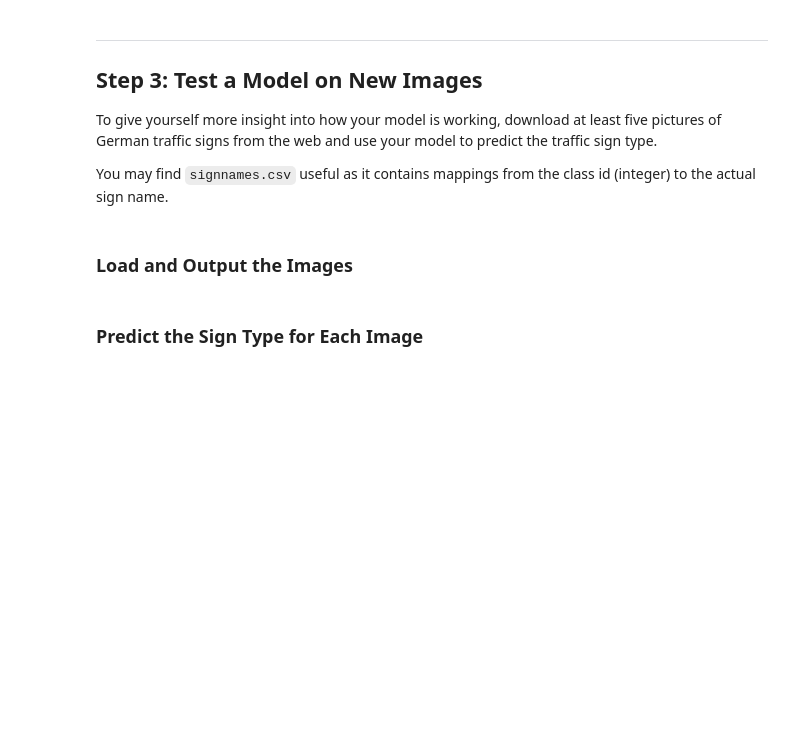
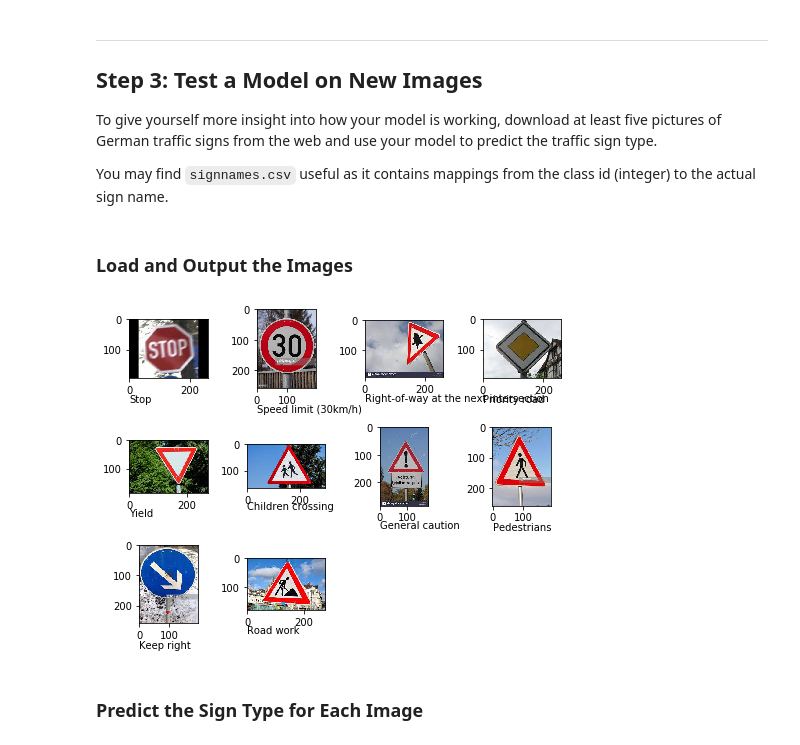
Before and after one commit to jzhoucliqr/sdcng-traffic-sign, a Jupyter notebook: Traffic_Sign_Classifier.ipynb, the cells around one changed output. Drawn from its saved outputs; the diff is of its cells as text; code cells hidden in the pictures; blank space fills up the shorter version.

```diff
--- a/Traffic_Sign_Classifier.ipynb
+++ b/Traffic_Sign_Classifier.ipynb
@@ -393,2 +538,22 @@ You may find `signnames.csv` useful as it contains mappings from the class id (i
+# %%
+### Load the images and plot them here.
+### Feel free to use as many code cells as needed.
+import matplotlib.image as mpimg
+import os
+
+fig = plt.figure(figsize=(4,4))
+fig.subplots_adjust(left=0, right=1.5, bottom=0, top=1.5, hspace=0.5, wspace=0.5)
+
+### There images are downloaded from https://en.wikipedia.org/wiki/Road_signs_in_Germany
+i = 0
+files = os.listdir("img2/")
+for f in files:
+    img=mpimg.imread("img2/"+f)
+    p = fig.add_subplot(4, 4, i + 1)
+    i += 1
+    p.imshow(img, cmap="gray")
+    p.text(0, img.shape[0]+80, signname[str(f[:-5])])
+# %% [output]
+[figure, added]
 # %% [markdown]
 ### Predict the Sign Type for Each Image
```
Also changed, not shown: parts of 20 cells of this notebook.
